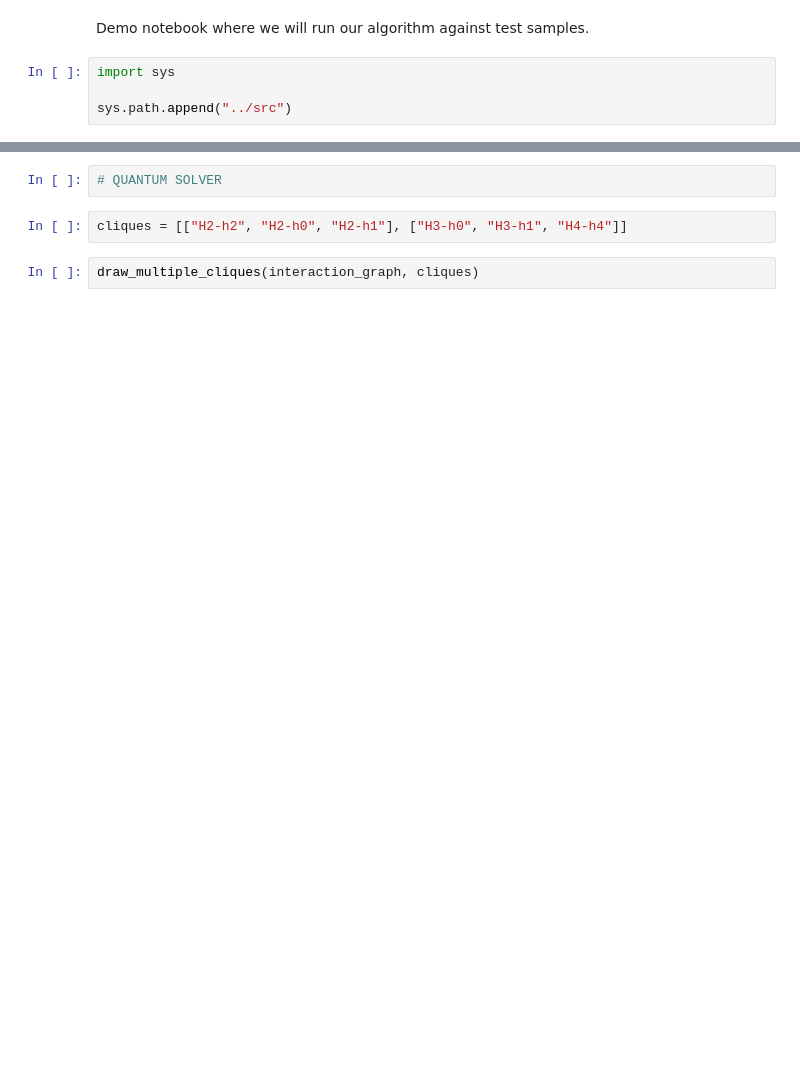
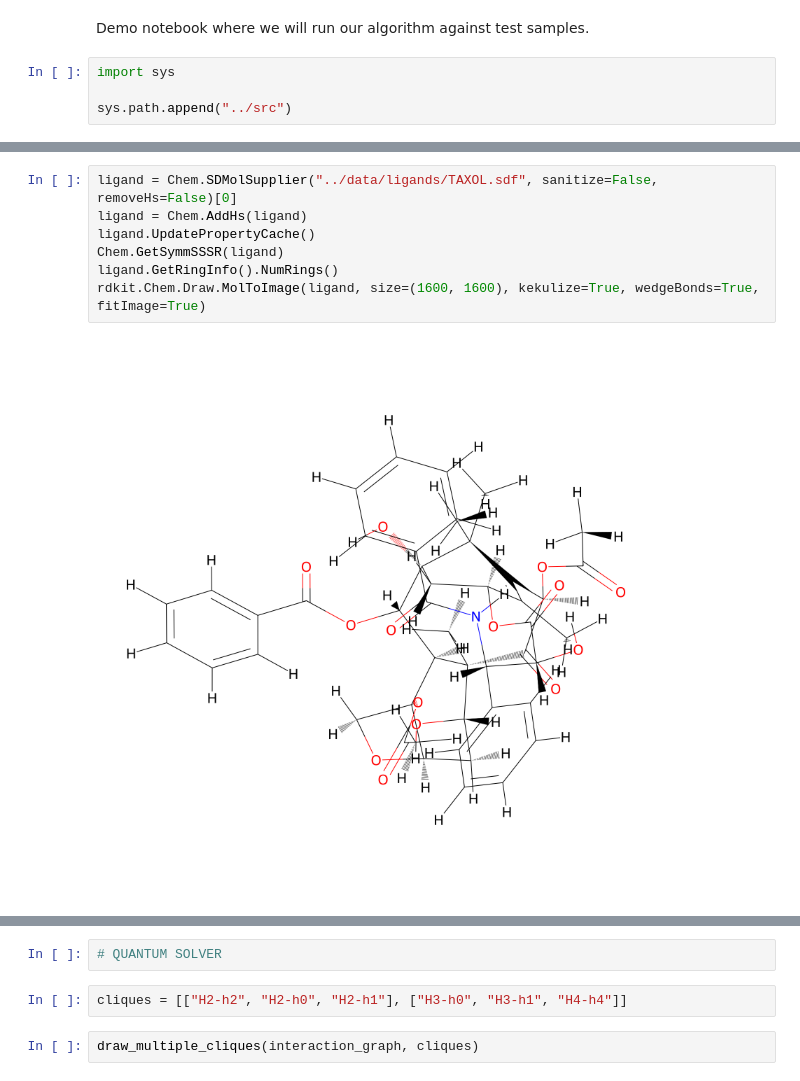
Before and after one commit to M-Garrigues/Quantum-Docking, a Jupyter notebook: notebooks/demo.ipynb, the cells around one changed output, grey strips where cells are left out. Saved outputs shown, nothing was run; the diff lists cells and outputs as text; blank space fills up the shorter version.

```diff
--- a/notebooks/demo.ipynb
+++ b/notebooks/demo.ipynb
@@ -29 +32,10 @@ rdkit.Chem.Draw.MolToImage(mol, size=(800, 800), kekulize=True, wedgeBonds=True,
+# %%
+ligand = Chem.SDMolSupplier("../data/ligands/TAXOL.sdf", sanitize=False, removeHs=False)[0]
+ligand = Chem.AddHs(ligand)
+ligand.UpdatePropertyCache()
+Chem.GetSymmSSSR(ligand)
+ligand.GetRingInfo().NumRings()
+rdkit.Chem.Draw.MolToImage(ligand, size=(1600, 1600), kekulize=True, wedgeBonds=True, fitImage=True)
+# %% [output]
+[figure, added]
 # %%
```
Also changed, not shown: parts of 10 cells of this notebook, 5 other files.
